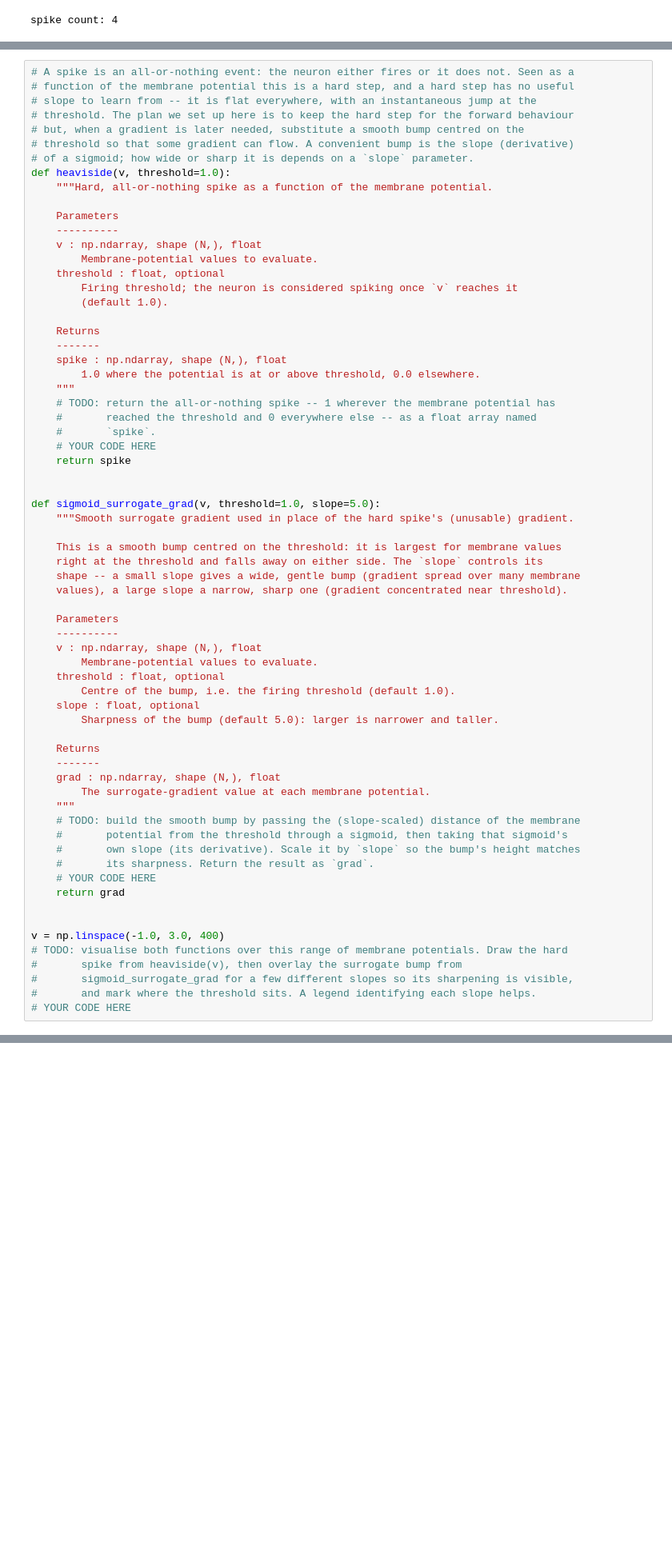
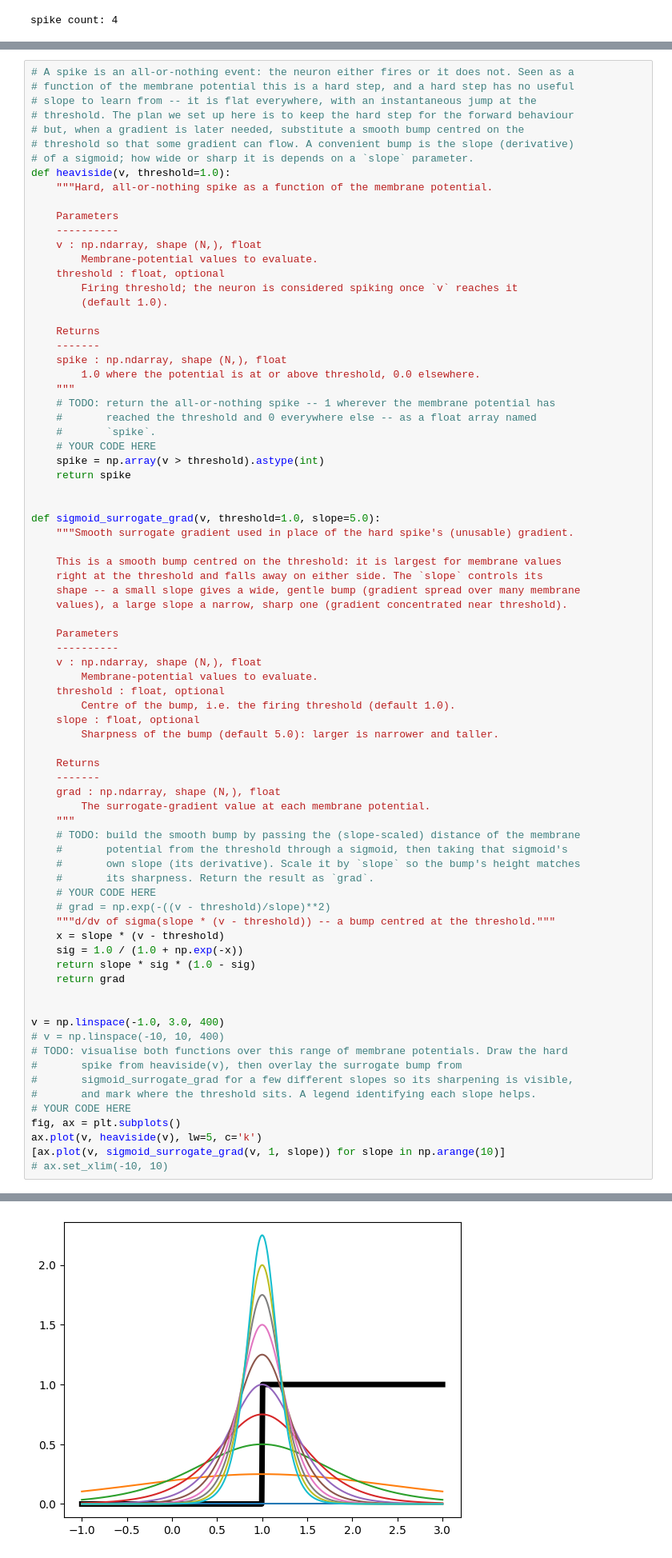
Before and after one commit to FluffyCodeMonster/Main, a Jupyter notebook: BISCCITS_SNN_Workshop_participant.ipynb, the cells around one changed output, grey strips where cells are left out. Shown at 80% size. Cells and saved outputs as stored; diff of their text form; blank space fills up the shorter version.

```diff
--- a/BISCCITS_SNN_Workshop_participant.ipynb
+++ b/BISCCITS_SNN_Workshop_participant.ipynb
@@ -299,6 +284,7 @@ def heaviside(v, threshold=1.0):
     #       reached the threshold and 0 everywhere else -- as a float array named
     #       `spike`.
     # YOUR CODE HERE
+    spike = np.array(v > threshold).astype(int)
     return spike
 
 
@@ -329,12 +315,23 @@ def sigmoid_surrogate_grad(v, threshold=1.0, slope=5.0):
     #       own slope (its derivative). Scale it by `slope` so the bump's height matches
     #       its sharpness. Return the result as `grad`.
     # YOUR CODE HERE
+    # grad = np.exp(-((v - threshold)/slope)**2)
+    """d/dv of sigma(slope * (v - threshold)) -- a bump centred at the threshold."""
+    x = slope * (v - threshold)
+    sig = 1.0 / (1.0 + np.exp(-x))
+    return slope * sig * (1.0 - sig)
     return grad
 
 
 v = np.linspace(-1.0, 3.0, 400)
+# v = np.linspace(-10, 10, 400)
 # TODO: visualise both functions over this range of membrane potentials. Draw the hard
 #       spike from heaviside(v), then overlay the surrogate bump from
 #       sigmoid_surrogate_grad for a few different slopes so its sharpening is visible,
 #       and mark where the threshold sits. A legend identifying each slope helps.
 # YOUR CODE HERE
+fig, ax = plt.subplots()
+ax.plot(v, heaviside(v), lw=5, c='k')
+[ax.plot(v, sigmoid_surrogate_grad(v, 1, slope)) for slope in np.arange(10)]
+# ax.set_xlim(-10, 10)
+# %% [output]
@@ -341,3 +348,4 @@ v = np.linspace(-1.0, 3.0, 400)
+[figure, added]
 # %% [markdown]
 ### Recap
 
```
Also changed, not shown: parts of 4 cells of this notebook.
